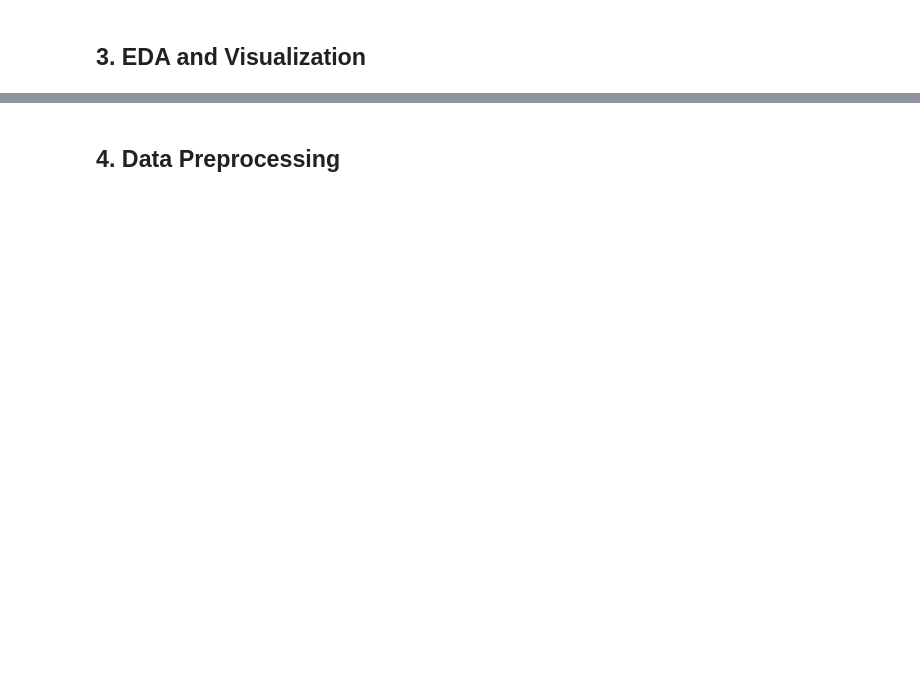
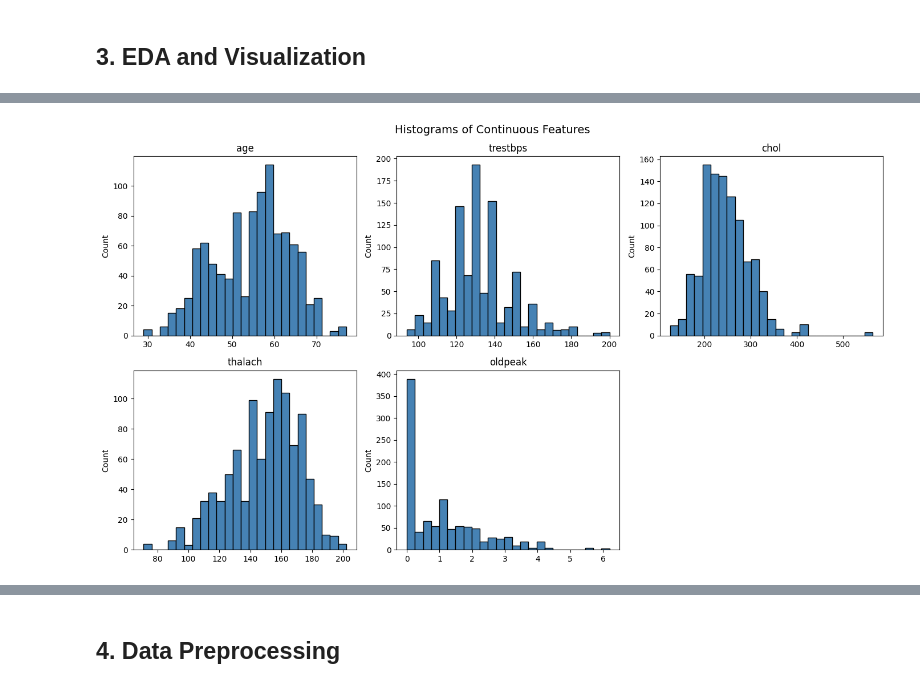
Before and after one commit to TORlN/ML-Final-Project, a Jupyter notebook: Final_Project.ipynb, the cells around one changed output, grey strips where cells are left out. Cells and saved outputs as stored; diff of their text form; code cells hidden in the pictures; blank space fills up the shorter version.

```diff
--- a/Final_Project.ipynb
+++ b/Final_Project.ipynb
@@ -110,0 +120,23 @@ dtype: int64
+# %%
+# we will use these later
+cont_cols = ['age','trestbps','chol','thalach','oldpeak']
+cat_cols  = ['sex','cp','fbs','restecg','exang','slope','ca','thal']
+# %%
+fig, axes = plt.subplots(2, 3, figsize=(14, 8))
+axes = axes.flatten()
+
+for i, col in enumerate(cont_cols):
+    axes[i].hist(df[col], bins=25, edgecolor='black', color='steelblue')
+    axes[i].set_title(col)
+    axes[i].set_xlabel('')
+    axes[i].set_ylabel('Count')
+
+# Remove empty subplot if grid > number of features
+for j in range(len(cont_cols), len(axes)):
+    fig.delaxes(axes[j])
+
+plt.suptitle('Histograms of Continuous Features', fontsize=14)
+plt.tight_layout()
+plt.show()
+# %% [output]
+[figure, added]
```
Also changed, not shown: parts of 28 cells of this notebook, 1 other file.
